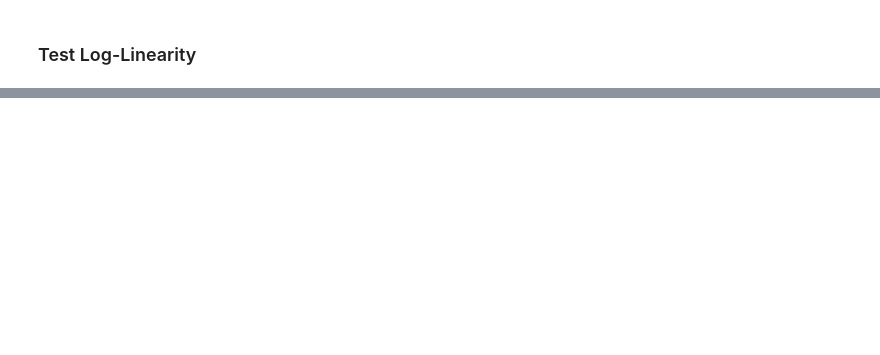
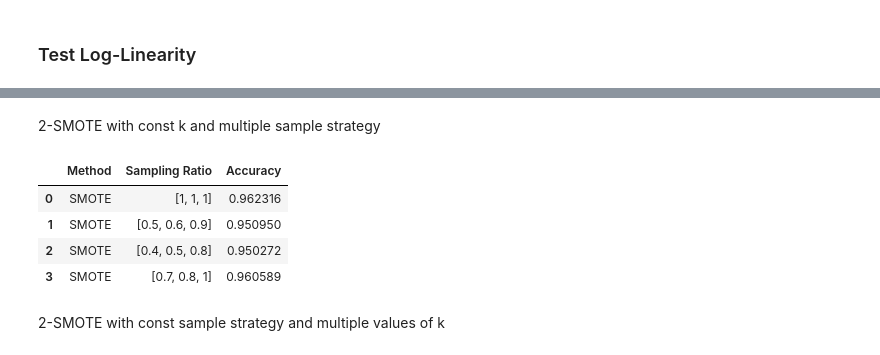
Before and after one commit to Marim1611/Bing-Bang-BodyLevel, a Jupyter notebook: ModelPipelines/LogisticRegression/Analysis.ipynb, the cells around one changed output, grey strips where cells are left out. Drawn from its saved outputs; the diff is of its cells as text; code cells hidden in the pictures; blank space fills up the shorter version.

```diff
--- a/ModelPipelines/LogisticRegression/Analysis.ipynb
+++ b/ModelPipelines/LogisticRegression/Analysis.ipynb
@@ -54,0 +62,16 @@ test_log_linearity(clf, class_index=3, x_data_d=x_data_d, y_data_d=y_data_d)
+# %%
+methods=['no resampling', 'SMOTE','BorderlineSMOTE','under','cost']
+accuracies = []
+for method in methods:
+    if method == "cost":
+        w = handle_class_imbalance(x_data_d, y_data_d, method=method,k=5)
+        clf = LogisticRegression(multi_class='multinomial', class_weight=w)
+        clf.fit(x_data_d, y_data_d)
+        y_pred = mlq.l(cross_val_predict)(clf, x_data_d, y_data_d, cv=4)
+        accuracies.append( np.mean(y_pred == y_data_d))
+    else:
+        bal_x, bal_y = handle_class_imbalance(x_data_d, y_data_d, method=method,k=5)
+        clf = LogisticRegression(multi_class='multinomial')
+        clf.fit(bal_x, bal_y)
+        y_pred = mlq.l(cross_val_predict)(clf, bal_x, bal_y, cv=4)
+        accuracies.append( np.mean(y_pred == bal_y))
@@ -54,0 +87,22 @@ test_log_linearity(clf, class_index=3, x_data_d=x_data_d, y_data_d=y_data_d)
+# %% [markdown]
+2-SMOTE with const k and multiple sample strategy
+# %%
+methods=['SMOTE','SMOTE','SMOTE','SMOTE']
+sampling_ratios=[[1,1,1],[0.5,0.6,0.9] , [0.4,0.5,.8] , [0.7,0.8,1]]
+accuracies = []
+for i,r in enumerate(sampling_ratios):
+    bal_x, bal_y = handle_class_imbalance(x_data_d, y_data_d, method="SMOTE",k=5, sampling_ratio=sampling_ratios[i])
+    clf = LogisticRegression(multi_class='multinomial')
+    clf.fit(bal_x, bal_y)
+    y_pred = mlq.l(cross_val_predict)(clf, bal_x, bal_y, cv=4)
+    accuracies.append( np.mean(y_pred == bal_y))
+# %%
+show_results(accuracies, methods, sample_ratio= sampling_ratios, title="SMOTE, k=5")
+# %% [output]
+|  | Method | Sampling Ratio | Accuracy |
+| 0 | SMOTE | [1, 1, 1] | 0.962316 |
+| 1 | SMOTE | [0.5, 0.6, 0.9] | 0.950950 |
+| 2 | SMOTE | [0.4, 0.5, 0.8] | 0.950272 |
+| 3 | SMOTE | [0.7, 0.8, 1] | 0.960589 |
+# %% [markdown]
+2-SMOTE with const sample strategy and multiple values of k
```
Also changed, not shown: parts of 15 cells of this notebook, 1 other file.
